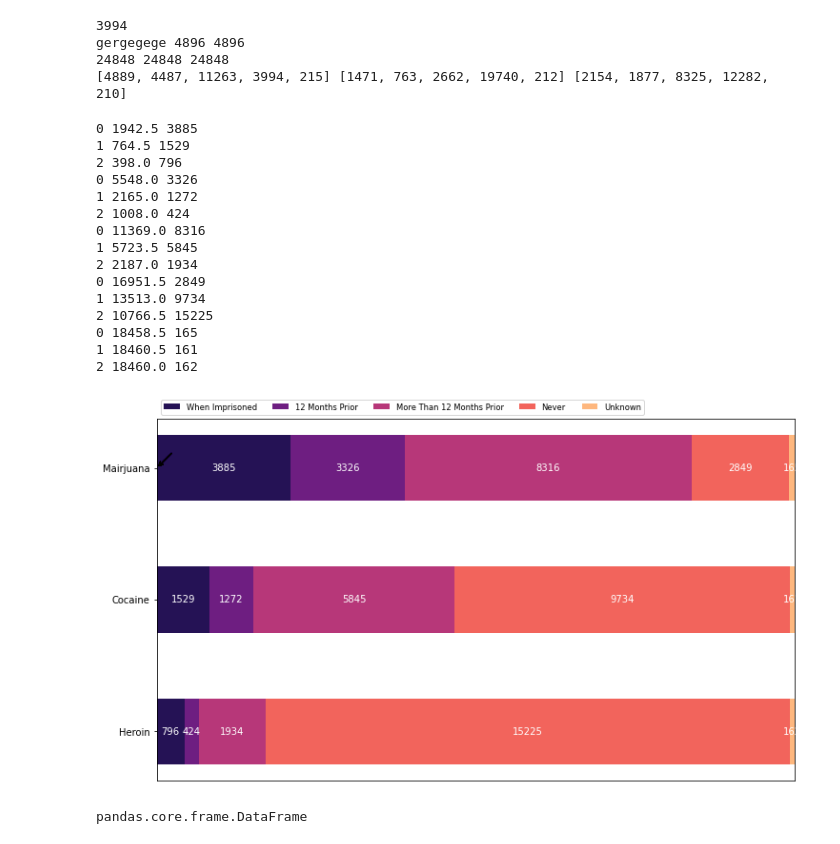
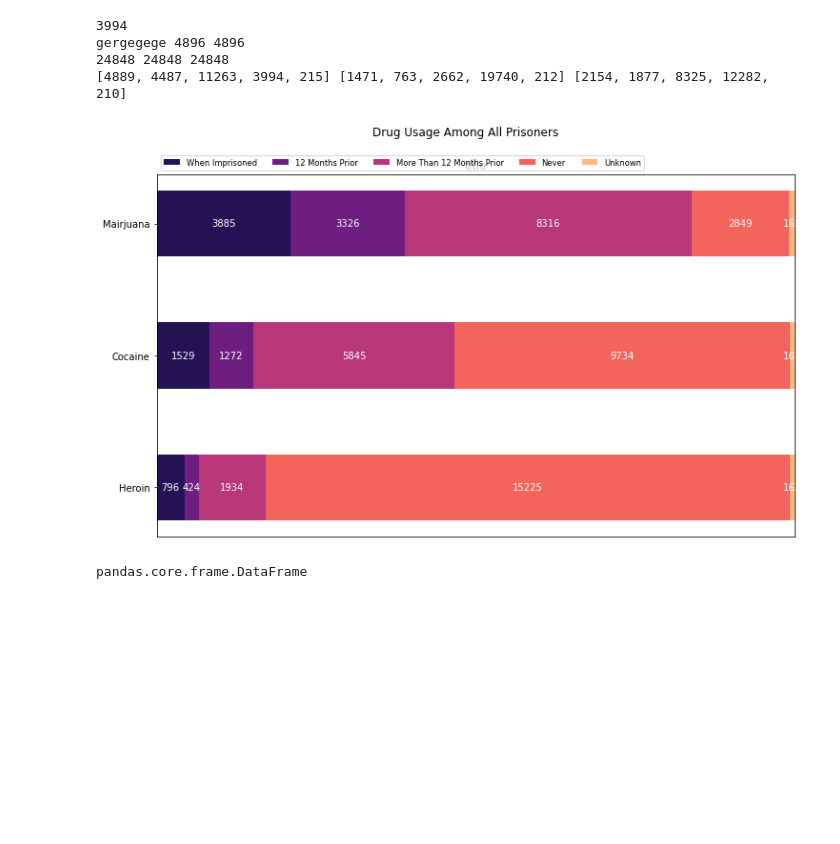
Before and after one commit to Philenku/Stats-401-Final-Project, a Jupyter notebook: visual3.ipynb, the cells around one changed output. Drawn from its saved outputs; the diff is of its cells as text; code cells hidden in the pictures; blank space fills up the shorter version.

Commit message:
added titles to views in vis 3

```diff
--- a/visual3.ipynb
+++ b/visual3.ipynb
@@ -163,14 +163,13 @@ import matplotlib.pyplot as plt
 
 category_names = ['When Imprisoned', '12 Months Prior', 'More Than 12 Months Prior', 'Never', "Unknown"]
 results = {
-    #'Alcohol': [10, 15, 17, 32, 26],
     'Mairjuana': marijuana_values,
     'Cocaine': cocaine_values,
     'Heroin': heroin_values
 }
 
 
-def survey(results, category_names):
+def survey(results, category_names, title):
     """
     Parameters
     ----------
@@ -183,52 +182,38 @@ def survey(results, category_names):
     """
     labels = list(results.keys())
     data = np.array(list(results.values()))
     data_cum = data.cumsum(axis=1)
     category_colors = plt.get_cmap('magma')(
         np.linspace(0.15, 0.85, data.shape[1]))
 
     fig, ax = plt.subplots(figsize=(12, 7))
+    ax.set_title('title')
+
     ax.invert_yaxis()
     ax.xaxis.set_visible(False)
     ax.set_xlim(0, np.sum(data, axis=1).max())
 
     for i, (colname, color) in enumerate(zip(category_names, category_colors)):
         widths = data[:, i]
         starts = data_cum[:, i] - widths
         ax.barh(labels, widths, left=starts, height=0.5,
                 label=colname, color=color)
         xcenters = starts + widths / 2
 
         r, g, b, _ = color
         text_color = 'white' if r * g * b < 0.5 else 'darkgrey'
         for y, (x, c) in enumerate(zip(xcenters, widths)):
-            print(y, x, c)
             ax.text(x, y, str(int(c)), ha='center', va='center',
                     color=text_color)
-
+    fig.suptitle(title)
     ax.legend(ncol=len(category_names), bbox_to_anchor=(0, 1),
               loc='lower left', fontsize='small')
     return fig, ax
 #https://stackoverflow.com/questions/7908636/how-to-add-hovering-annotations-to-a-plot
-survey(results, category_names)
+survey(results, category_names, 'Drug Usage Among All Prisoners')
 plt.show()
 # %% [output]
-0 1942.5 3885
-1 764.5 1529
-2 398.0 796
-0 5548.0 3326
-1 2165.0 1272
-2 1008.0 424
-0 11369.0 8316
-1 5723.5 5845
-2 2187.0 1934
-0 16951.5 2849
-1 13513.0 9734
-2 10766.5 15225
-0 18458.5 165
-1 18460.5 161
-2 18460.0 162
-[figure, old version]
+[figure, new version]
 # %%
 df_female = df[df['Sex']=='Female']
 type(df_female)
```
Also changed, not shown: parts of 2 cells of this notebook.
